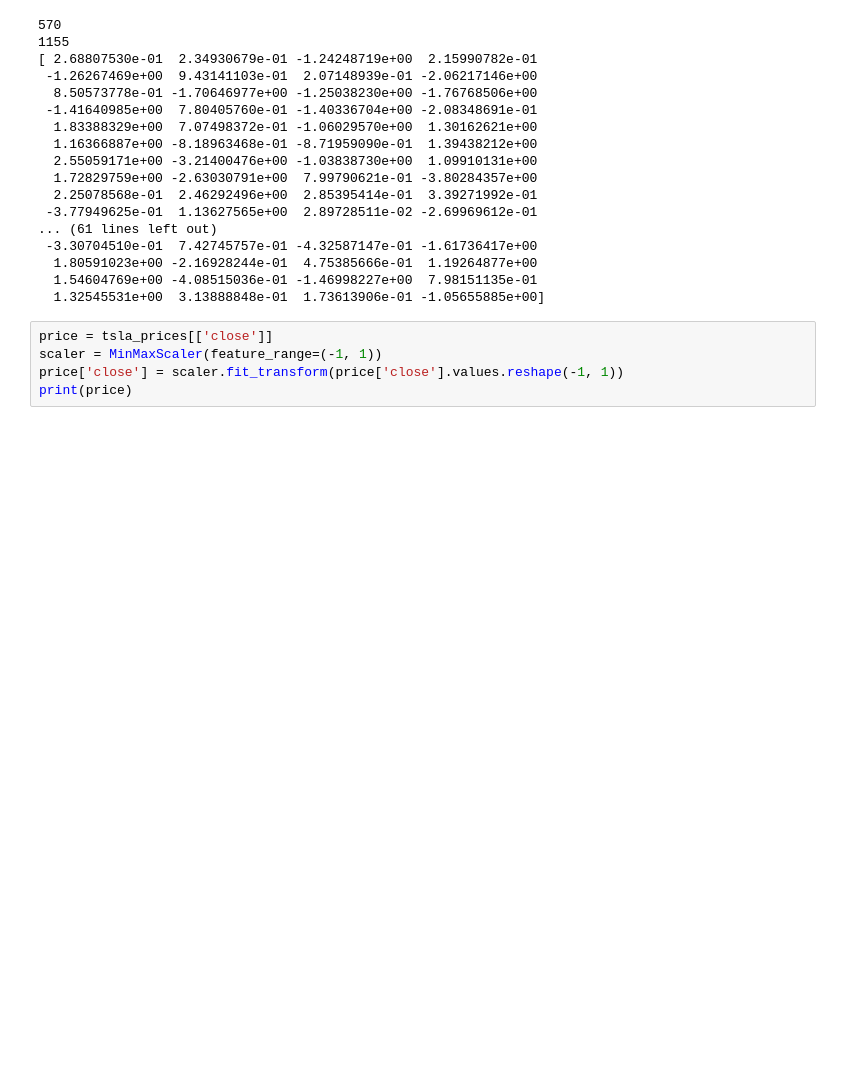
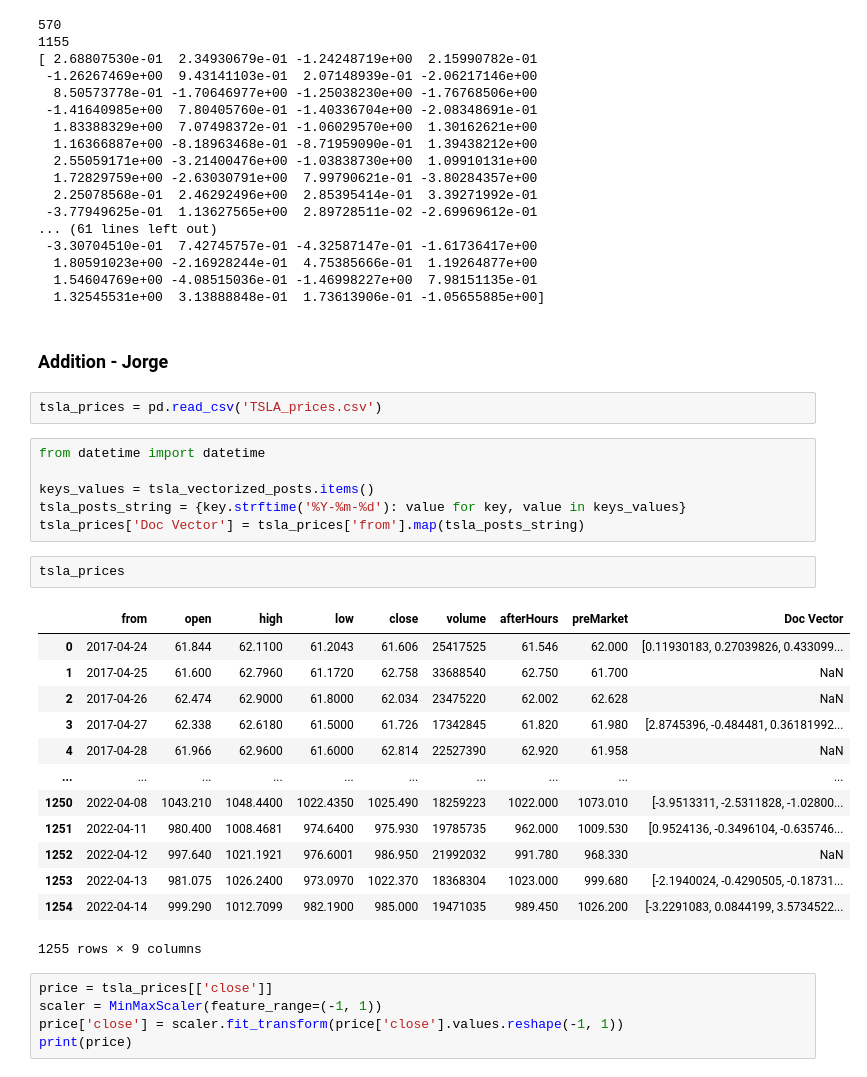
Before and after one commit to eabjab/wsb-sentiment, a Jupyter notebook: rnn.ipynb, the cells around one changed output. Cells and saved outputs as stored; diff of their text form; blank space fills up the shorter version.

```diff
--- a/rnn.ipynb
+++ b/rnn.ipynb
@@ -123,6 +132,32 @@ print(tsla_vectorized_posts[start_date])
   1.80591023e+00 -2.16928244e-01  4.75385666e-01  1.19264877e+00
   1.54604769e+00 -4.08515036e-01 -1.46998227e+00  7.98151135e-01
   1.32545531e+00  3.13888848e-01  1.73613906e-01 -1.05655885e+00]
+# %% [markdown]
+### Addition - Jorge
+# %%
+tsla_prices = pd.read_csv('TSLA_prices.csv')
+# %%
+from datetime import datetime
+
+keys_values = tsla_vectorized_posts.items()
+tsla_posts_string = {key.strftime('%Y-%m-%d'): value for key, value in keys_values}
+tsla_prices['Doc Vector'] = tsla_prices['from'].map(tsla_posts_string)
+# %%
+tsla_prices
+# %% [output]
+|  | from | open | high | low | close | volume | afterHours | preMarket | Doc Vector |
+| 0 | 2017-04-24 | 61.844 | 62.1100 | 61.2043 | 61.606 | 25417525 | 61.546 | 62.000 | [0.11930183, 0.27039826, 0.433099... |
+| 1 | 2017-04-25 | 61.600 | 62.7960 | 61.1720 | 62.758 | 33688540 | 62.750 | 61.700 | NaN |
+| 2 | 2017-04-26 | 62.474 | 62.9000 | 61.8000 | 62.034 | 23475220 | 62.002 | 62.628 | NaN |
+| 3 | 2017-04-27 | 62.338 | 62.6180 | 61.5000 | 61.726 | 17342845 | 61.820 | 61.980 | [2.8745396, -0.484481, 0.36181992... |
+| 4 | 2017-04-28 | 61.966 | 62.9600 | 61.6000 | 62.814 | 22527390 | 62.920 | 61.958 | NaN |
+| ... | ... | ... | ... | ... | ... | ... | ... | ... | ... |
+| 1250 | 2022-04-08 | 1043.210 | 1048.4400 | 1022.4350 | 1025.490 | 18259223 | 1022.000 | 1073.010 | [-3.9513311, -2.5311828, -1.02800... |
+| 1251 | 2022-04-11 | 980.400 | 1008.4681 | 974.6400 | 975.930 | 19785735 | 962.000 | 1009.530 | [0.9524136, -0.3496104, -0.635746... |
+| 1252 | 2022-04-12 | 997.640 | 1021.1921 | 976.6001 | 986.950 | 21992032 | 991.780 | 968.330 | NaN |
+| 1253 | 2022-04-13 | 981.075 | 1026.2400 | 973.0970 | 1022.370 | 18368304 | 1023.000 | 999.680 | [-2.1940024, -0.4290505, -0.18731... |
+| 1254 | 2022-04-14 | 999.290 | 1012.7099 | 982.1900 | 985.000 | 19471035 | 989.450 | 1026.200 | [-3.2291083, 0.0844199, 3.5734522... |
+1255 rows × 9 columns
 # %%
 price = tsla_prices[['close']]
 scaler = MinMaxScaler(feature_range=(-1, 1))
```
Also changed, not shown: parts of 3 cells of this notebook, 1 other file.
